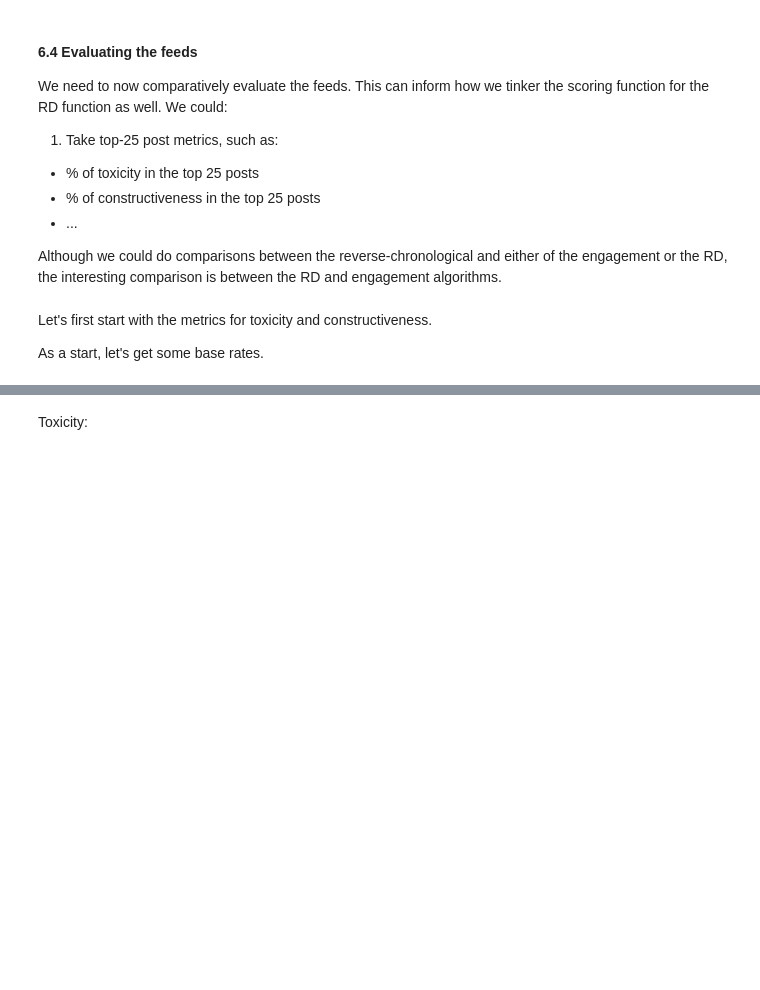
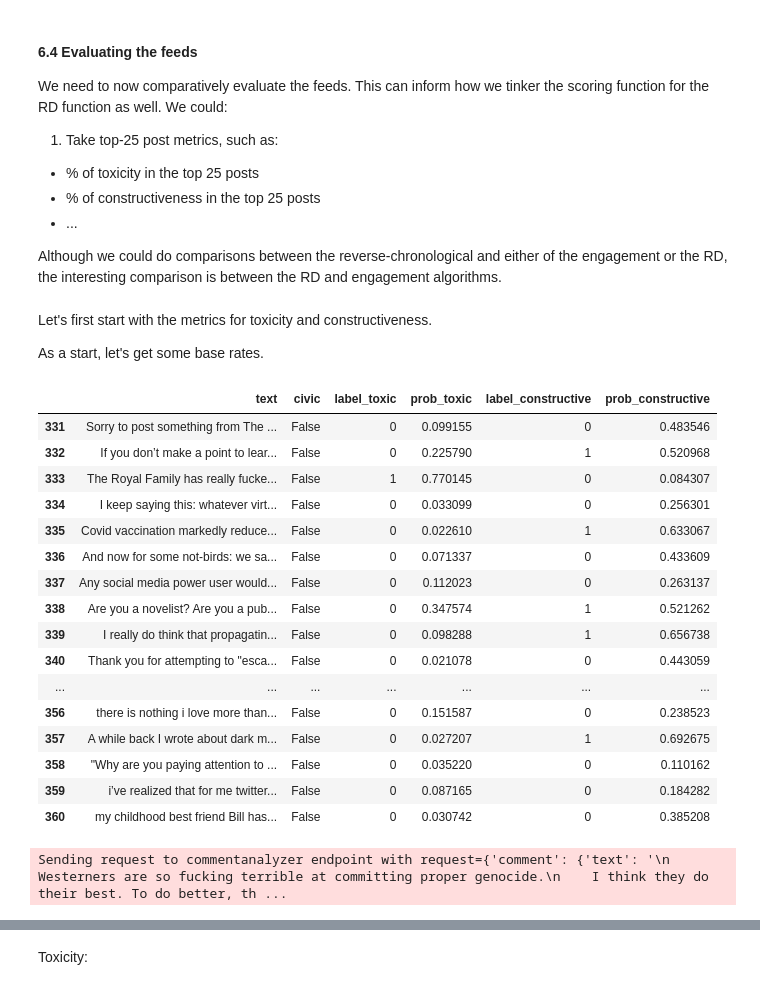
Before and after one commit to METResearchGroup/bluesky-research, a Jupyter notebook: services/rank_posts/rank_posts.ipynb, the cells around one changed output, grey strips where cells are left out. Saved outputs shown, nothing was run; the diff lists cells and outputs as text; code cells hidden in the pictures; blank space fills up the shorter version.

```diff
--- a/services/rank_posts/rank_posts.ipynb
+++ b/services/rank_posts/rank_posts.ipynb
@@ -838,3 +964,23 @@ def calculate_top_k_metric(
 Let's first start with the metrics for toxicity and constructiveness.
 
 As a start, let's get some base rates.
+# %%
+enriched_posts_df[["text", "civic", "label_toxic", "prob_toxic", "label_constructive", "prob_constructive"]].tail(30)
+# %% [output]
+|  | text | civic | label_toxic | prob_toxic | label_constructive | prob_constructive |
+| 331 | Sorry to post something from The ... | False | 0 | 0.099155 | 0 | 0.483546 |
+| 332 | If you don’t make a point to lear... | False | 0 | 0.225790 | 1 | 0.520968 |
+| 333 | The Royal Family has really fucke... | False | 1 | 0.770145 | 0 | 0.084307 |
+| 334 | I keep saying this: whatever virt... | False | 0 | 0.033099 | 0 | 0.256301 |
+| 335 | Covid vaccination markedly reduce... | False | 0 | 0.022610 | 1 | 0.633067 |
+| 336 | And now for some not-birds: we sa... | False | 0 | 0.071337 | 0 | 0.433609 |
+| 337 | Any social media power user would... | False | 0 | 0.112023 | 0 | 0.263137 |
+| 338 | Are you a novelist? Are you a pub... | False | 0 | 0.347574 | 1 | 0.521262 |
+| 339 | I really do think that propagatin... | False | 0 | 0.098288 | 1 | 0.656738 |
+| 340 | Thank you for attempting to "esca... | False | 0 | 0.021078 | 0 | 0.443059 |
+| ... | ... | ... | ... | ... | ... | ... |
+| 356 | there is nothing i love more than... | False | 0 | 0.151587 | 0 | 0.238523 |
+| 357 | A while back I wrote about dark m... | False | 0 | 0.027207 | 1 | 0.692675 |
+| 358 | "Why are you paying attention to ... | False | 0 | 0.035220 | 0 | 0.110162 |
+| 359 | i’ve realized that for me twitter... | False | 0 | 0.087165 | 0 | 0.184282 |
+| 360 | my childhood best friend Bill has... | False | 0 | 0.030742 | 0 | 0.385208 |
@@ -840,0 +989,14 @@ As a start, let's get some base rates.
+# %%
+example = """
+    Westerners are so fucking terrible at committing proper genocide.
+    I think they do their best. To do better, they need to
+    1. Take charge of mass media, get everyone on the same page.
+    2. Create possible incentives for cooperation.
+    3. Control and influence the proper figureheads.
+    4. Rinse and repeat.
+    I want us to all understand better how to do it so we know it when we see it.
+    We ignore history but we should use history to learn better.
+"""
+res = classify_text(example)
+# %% [output]
+Sending request to commentanalyzer endpoint with request={'comment': {'text': '\n    Westerners are so fucking terrible at committing proper genocide.\n    I think they do their best. To do better, th ...
```
Also changed, not shown: parts of 39 cells of this notebook, 2 other files.
